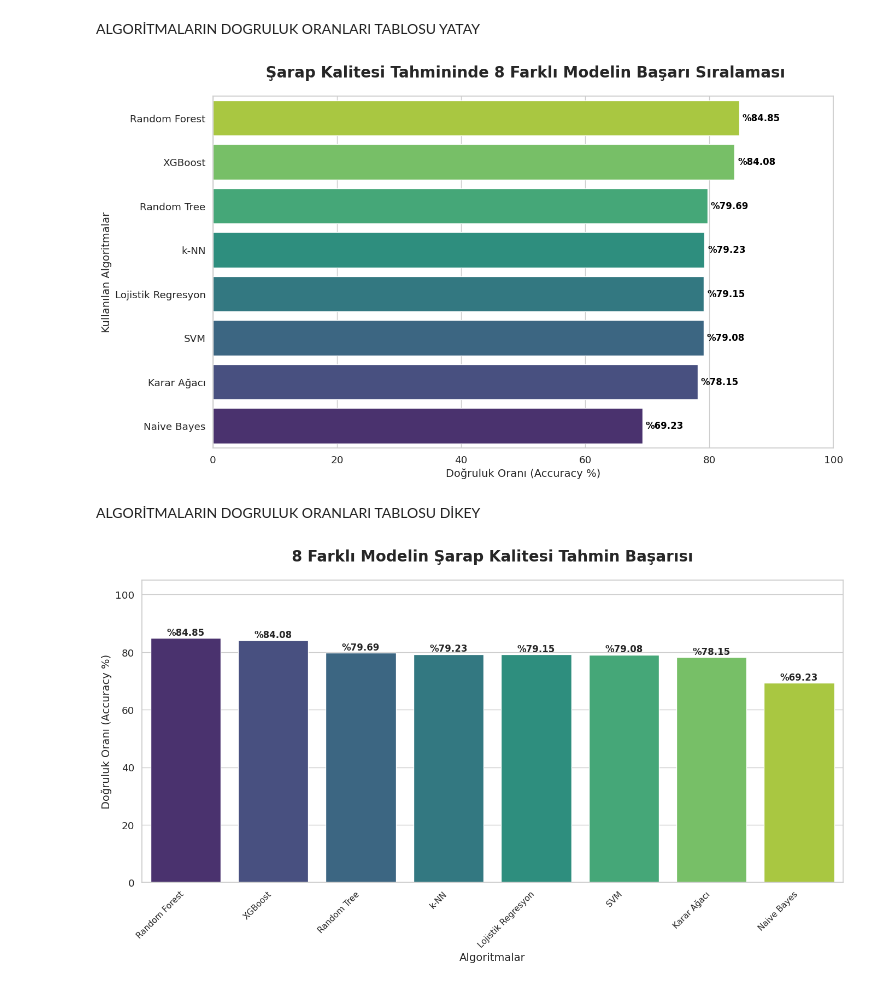
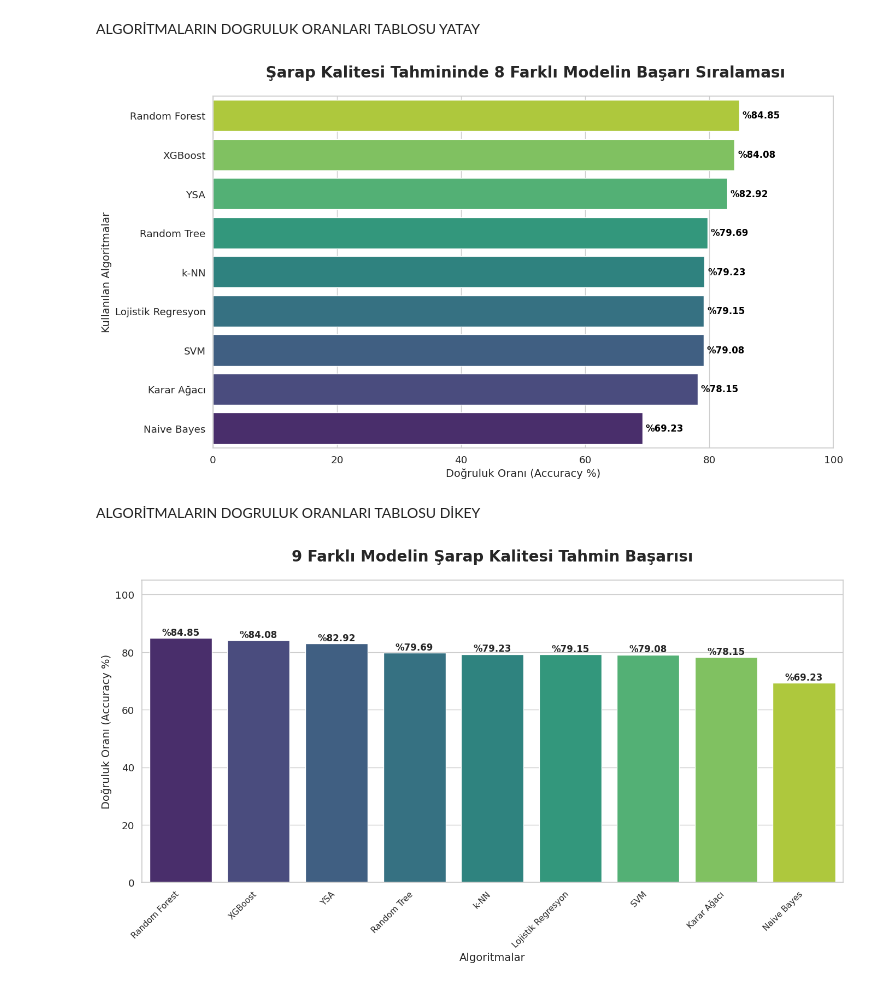
Before and after one commit to sudeozby/Wine-Quality-Classification, a Jupyter notebook: Wine_Quality_Analysis_Colab.ipynb, the cells around one changed output. Drawn from its saved outputs; the diff is of its cells as text; code cells hidden in the pictures.

```diff
--- a/Wine_Quality_Analysis_Colab.ipynb
+++ b/Wine_Quality_Analysis_Colab.ipynb
@@ -1403,11 +1428,11 @@ import pandas as pd
 modeller_ve_skorlar = {
     'Model': [
         'Lojistik Regresyon', 'k-NN', 'SVM', 'Karar Ağacı',
-        'Random Tree', 'Random Forest', 'Naive Bayes', 'XGBoost'
+        'Random Tree', 'Random Forest', 'Naive Bayes', 'XGBoost', 'YSA'
     ],
     'Başarı Oranı (%)': [
         79.15, 79.23, 79.08, 78.15,
-        79.69, 84.85, 69.23, 84.08
+        79.69, 84.85, 69.23, 84.08, 82.92
     ]
 }
 
@@ -1416,35 +1441,35 @@ df_final = pd.DataFrame(modeller_ve_skorlar)
 df_final = df_final.sort_values(by='Başarı Oranı (%)', ascending=False).reset_index(drop=True)
 
 #grafık
 plt.figure(figsize=(14, 8), dpi=100)
 sns.set_style("whitegrid")
 
 #gorsellık
-renk_paleti = sns.color_palette("viridis_r", 8)
+renk_paleti = sns.color_palette("viridis_r", 9)
 ax = sns.barplot(
     x='Başarı Oranı (%)',
     y='Model',
     data=df_final,
     palette=renk_paleti,
     hue='Model',
     legend=False
 )
 
 #% değerleri
 for i, deger in enumerate(df_final['Başarı Oranı (%)']):
     ax.text(deger + 0.5, i, f'%{deger:.2f}', color='black', va='center', fontweight='bold', fontsize=12)
 
 
 plt.title(' Şarap Kalitesi Tahmininde 8 Farklı Modelin Başarı Sıralaması', fontsize=20, pad=25, fontweight='bold')
 plt.xlabel('Doğruluk Oranı (Accuracy %)', fontsize=14)
 plt.ylabel('Kullanılan Algoritmalar', fontsize=14)
 plt.xlim(0, 100) #0-100 arası olcek
 
 # Grafiği göstermek için
 plt.tight_layout()
 plt.show()
 # %% [output]
-[figure, old version]
+[figure, new version]
 # %% [markdown]
 ALGORİTMALARIN DOGRULUK ORANLARI TABLOSU DİKEY
 # %%
@@ -1454,11 +1479,11 @@ import pandas as pd
 
 data = {
     'Model': [
-        'Random Forest', 'XGBoost', 'Random Tree', 'k-NN',
+        'Random Forest', 'XGBoost', 'YSA', 'Random Tree', 'k-NN',
         'Lojistik Regresyon', 'SVM', 'Karar Ağacı', 'Naive Bayes'
     ],
     'Başarı Oranı (%)': [
-        84.85, 84.08, 79.69, 79.23,
+        84.85, 84.08, 82.92, 79.69, 79.23,
         79.15, 79.08, 78.15, 69.23
     ]
 }
@@ -1482,7 +1507,7 @@ ax = sns.barplot(
 for i, deger in enumerate(df_final['Başarı Oranı (%)']):
     ax.text(i, deger + 1, f'%{deger:.2f}', ha='center', fontweight='bold', fontsize=12)
 
-plt.title('8 Farklı Modelin Şarap Kalitesi Tahmin Başarısı', fontsize=20, pad=25, fontweight='bold')
+plt.title('9 Farklı Modelin Şarap Kalitesi Tahmin Başarısı', fontsize=20, pad=25, fontweight='bold')
 plt.ylabel('Doğruluk Oranı (Accuracy %)', fontsize=14)
 plt.xlabel('Algoritmalar', fontsize=14)
 plt.ylim(0, 105)
@@ -1492,4 +1517,4 @@ plt.xticks(rotation=45, ha='right', fontsize=11)
 plt.tight_layout()
 plt.show()
 # %% [output]
-[figure, old version]
+[figure, new version]
```
Also changed, not shown: parts of 2 cells of this notebook.
